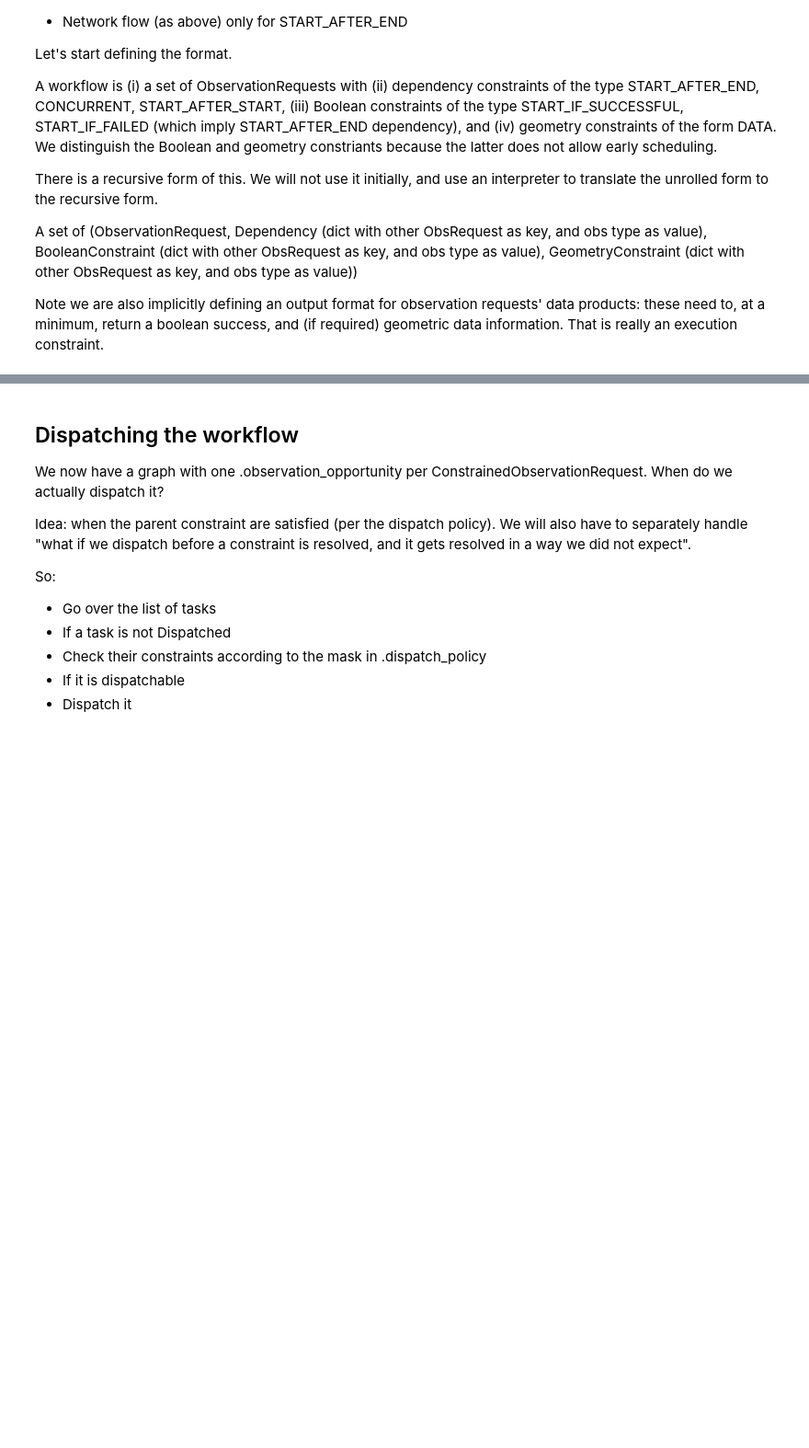
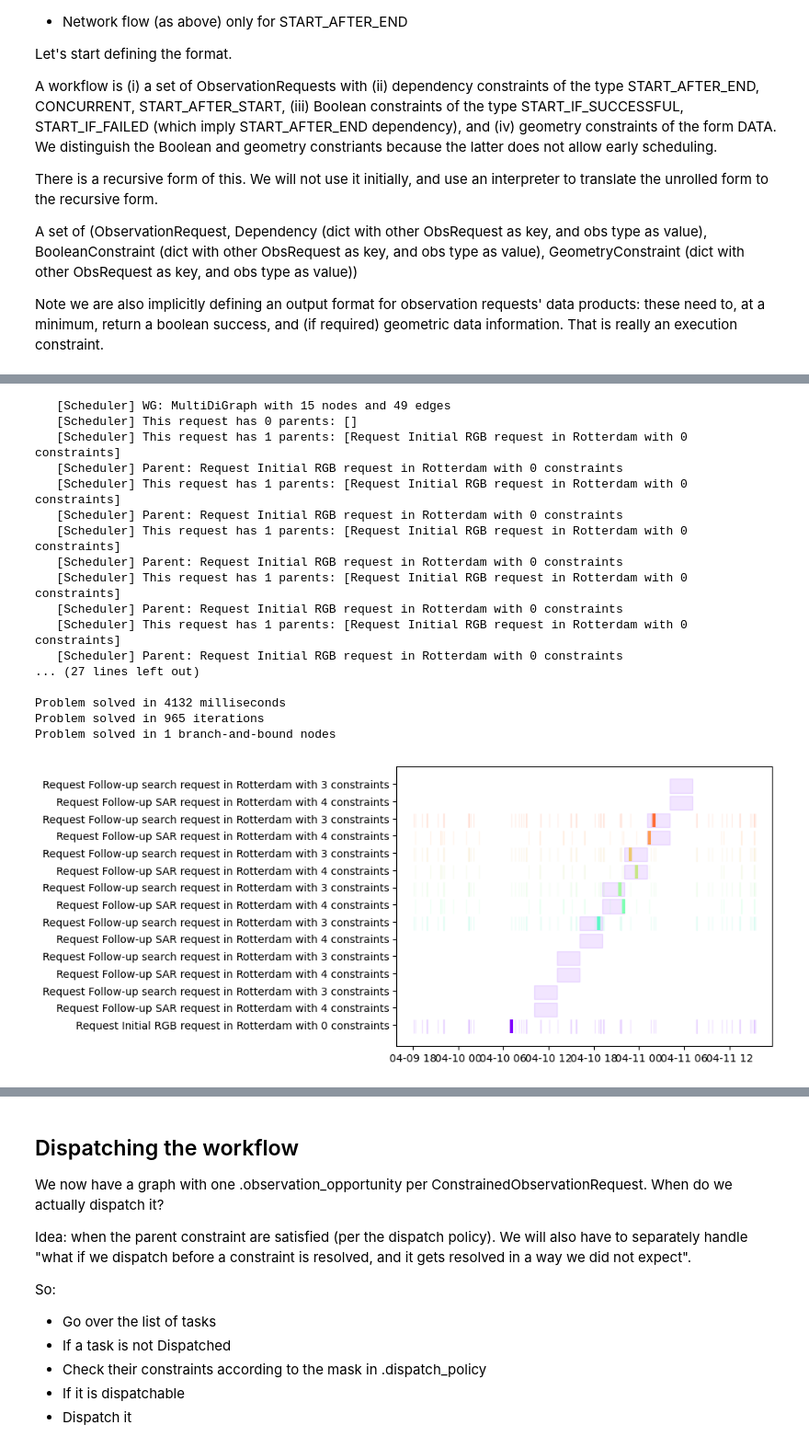
Before and after one commit to seakers/federated-scheduling, a Jupyter notebook: FAME-msa-graph_workflow.ipynb, the cells around one changed output, grey strips where cells are left out. Shown at 92% size. Saved outputs shown, nothing was run; the diff lists cells and outputs as text; code cells hidden in the pictures; blank space fills up the shorter version.

```diff
--- a/FAME-msa-graph_workflow.ipynb
+++ b/FAME-msa-graph_workflow.ipynb
@@ -1054,6 +473,7 @@ workflow_longer = [constrained_initial_observation]
 
 dt_h = 3
 
+# If the prior is successful, do a SAR request
 for h_ix in list(range(dt_h,24,dt_h)):
     constrained_followup_observation_later = ConstrainedObservationRequest(
         observation_request=obs_request_followup_yes,
@@ -1064,8 +484,10 @@ for h_ix in list(range(dt_h,24,dt_h)):
             Constraint(ConstraintClass.GEOMETRY, GeometryConstraintType.LLA, constrained_initial_observation),
         ],
         schedule_policy_if_constraint_unsatisfied={ConstraintClass.TEMPORAL: True, ConstraintClass.SUCCESS: True, ConstraintClass.GEOMETRY: True},
+        success_declarer=lambda data_product: len(data_product)>0
     )
 
+    # If the prior fails, do a search
     constrained_followup_search_later = ConstrainedObservationRequest(
         observation_request=obs_request_followup_no,
         constraints = [
@@ -1073,6 +495,7 @@ for h_ix in list(range(dt_h,24,dt_h)):
             Constraint(ConstraintClass.TEMPORAL, TemporalConstraintType.START_BEFORE_OFFSET, constrained_initial_observation, {'offset': dt.timedelta(seconds=3600*(h_ix+dt_h))}),
             Constraint(ConstraintClass.SUCCESS, SuccessConstraintType.START_IF_FAILED, constrained_initial_observation),
         ],
+        success_declarer=lambda data_product: len(data_product)>0
     )
 
     workflow_longer.append(constrained_followup_observation_later)
@@ -1255,3 +654,28 @@ plot_workflow_schedule(wg_longer)
+# %%
+wg_longer_ilp = build_workflow_graph(workflow=workflow_longer)
+
+wg_longer_scheduled_ilp = ilp_schedule_workflow(workflow_graph=wg_longer_ilp, satellites=all_satellites)
+
+plot_workflow_schedule(wg_longer_ilp)
+# %% [output]
+   [Scheduler] WG: MultiDiGraph with 15 nodes and 49 edges
+   [Scheduler] This request has 0 parents: []
+   [Scheduler] This request has 1 parents: [Request Initial RGB request in Rotterdam with 0 constraints]
+   [Scheduler] Parent: Request Initial RGB request in Rotterdam with 0 constraints
+   [Scheduler] This request has 1 parents: [Request Initial RGB request in Rotterdam with 0 constraints]
+   [Scheduler] Parent: Request Initial RGB request in Rotterdam with 0 constraints
+   [Scheduler] This request has 1 parents: [Request Initial RGB request in Rotterdam with 0 constraints]
+   [Scheduler] Parent: Request Initial RGB request in Rotterdam with 0 constraints
+   [Scheduler] This request has 1 parents: [Request Initial RGB request in Rotterdam with 0 constraints]
+   [Scheduler] Parent: Request Initial RGB request in Rotterdam with 0 constraints
+   [Scheduler] This request has 1 parents: [Request Initial RGB request in Rotterdam with 0 constraints]
+   [Scheduler] Parent: Request Initial RGB request in Rotterdam with 0 constraints
+... (27 lines left out)
+
+Problem solved in 4132 milliseconds
+Problem solved in 965 iterations
+Problem solved in 1 branch-and-bound nodes
+[figure, added]
 # %%
 wg_relative = build_workflow_graph(workflow=workflow_relative)
 
```
Also changed, not shown: parts of 52 cells of this notebook, 3 other files.
